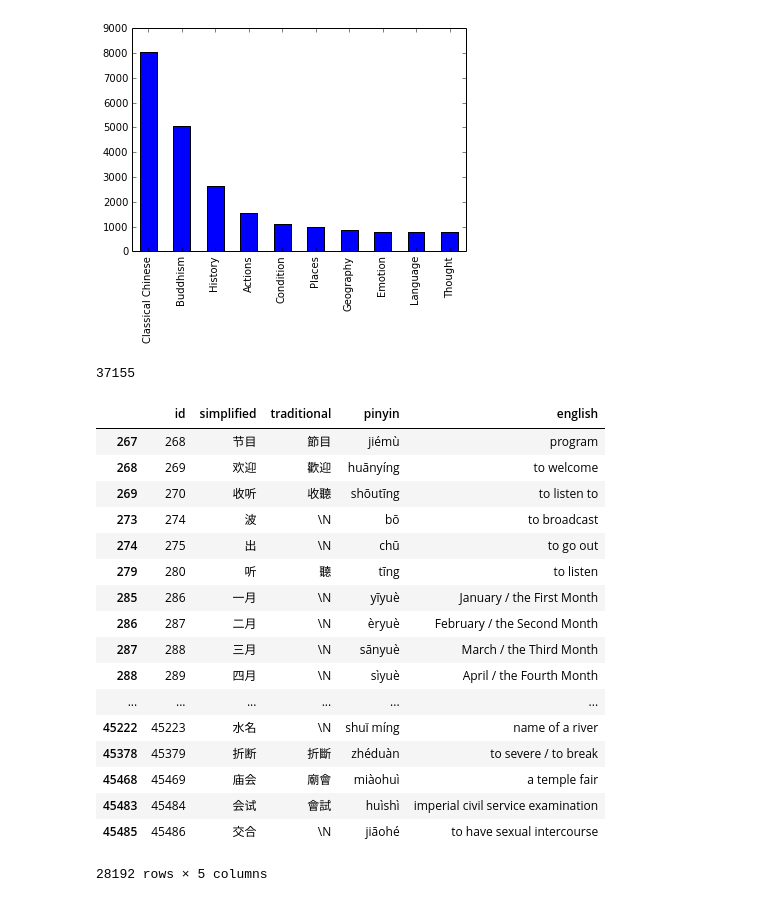
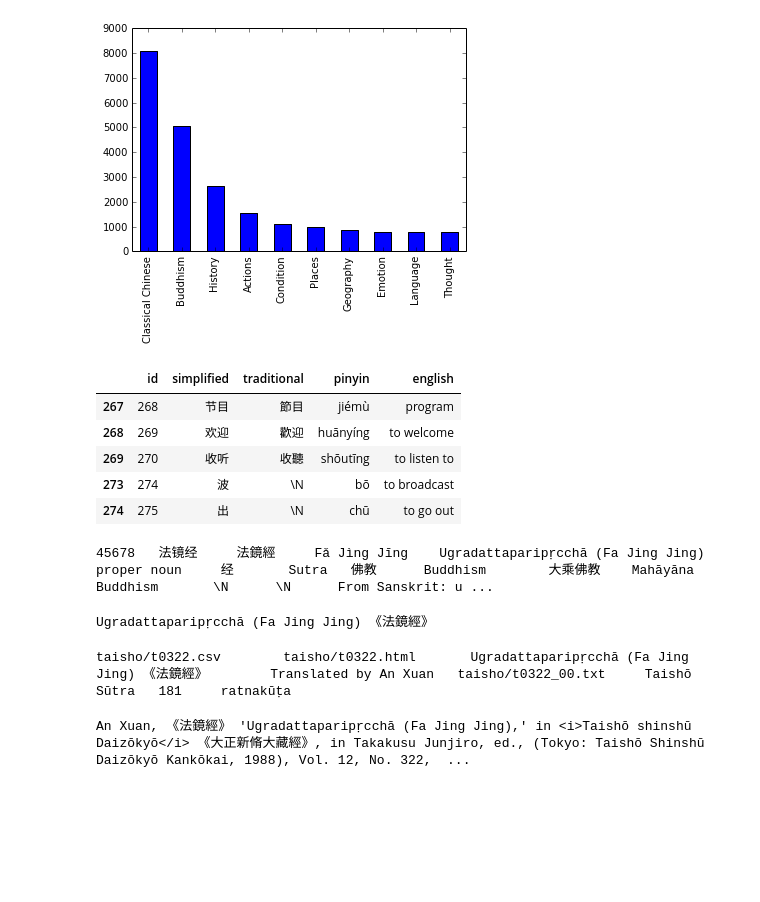
Before and after one commit to alexamies/chinesenotes.com, a Jupyter notebook: python/dictionary.ipynb, the cells around one changed output. Saved outputs shown, nothing was run; the diff lists cells and outputs as text; code cells hidden in the pictures; blank space fills up the shorter version.

```diff
--- a/python/dictionary.ipynb
+++ b/python/dictionary.ipynb
@@ -82,30 +87,57 @@ df['domain_en'].value_counts()[:10].plot(kind='bar')
 # %% [output]
 <matplotlib.axes.AxesSubplot at 0x...>
 [figure]
-# %%
-# Unique headwords
-len(df['headword'].unique())
-# %% [output]
-37155
 # %%
 # Words with no notes
-df.ix[df.notes == '\N', :5]
+df.ix[df.notes == '\N', :5].head()
 # %% [output]
 |  | id | simplified | traditional | pinyin | english |
 | 267 | 268 | 节目 | 節目 | jiémù | program |
 | 268 | 269 | 欢迎 | 歡迎 | huānyíng | to welcome |
 | 269 | 270 | 收听 | 收聽 | shōutīng | to listen to |
 | 273 | 274 | 波 | \N | bō | to broadcast |
 | 274 | 275 | 出 | \N | chū | to go out |
-| 279 | 280 | 听 | 聽 | tīng | to listen |
-| 285 | 286 | 一月 | \N | yīyuè | January / the First Month |
-| 286 | 287 | 二月 | \N | èryuè | February / the Second Month |
-| 287 | 288 | 三月 | \N | sānyuè | March / the Third Month |
-| 288 | 289 | 四月 | \N | sìyuè | April / the Fourth Month |
-| ... | ... | ... | ... | ... | ... |
-| 45222 | 45223 | 水名 | \N | shuǐ míng | name of a river |
-| 45378 | 45379 | 折断 | 折斷 | zhéduàn | to severe / to break |
-| 45468 | 45469 | 庙会 | 廟會 | miàohuì | a temple fair |
-| 45483 | 45484 | 会试 | 會試 | huìshì | imperial civil service examination |
-| 45485 | 45486 | 交合 | \N | jiāohé | to have sexual intercourse |
-28192 rows × 5 columns
+# %%
+# Add a Taisho title
+# As a word entry in the dictionary
+luid = 45678
+simplified = u"法镜经"
+traditional = u"法鏡經"
+pinyin = u"Fǎ Jìng Jīng"
+english = u"Ugradattaparipṛcchā (Fa Jing Jing)"
+grammar = "proper noun"
+concept = u"经\tSutra"
+domain = u"佛教\tBuddhism"
+subdomain = u"大乘佛教\tMahāyāna Buddhism"
+tid = 322
+kid = 32
+notes = u"From Sanskrit: ugradattaparipṛcchā; a text in the Chinese Buddhist canon (T %d; Lancaster 2004, K %d)" % (
+    tid, kid)
+print u"%d\t%s\t%s\t%s\t%s\t%s\t%s\t%s\t%s\t\\N\t\\N\t%s\t%d" % (
+    luid, simplified, traditional, pinyin, english, grammar, concept, domain, subdomain, notes, luid)
+# %% [output]
+45678   法镜经     法鏡經     Fǎ Jìng Jīng    Ugradattaparipṛcchā (Fa Jing Jing)      proper noun     经       Sutra   佛教      Buddhism        大乘佛教    Mahāyāna Buddhism       \N      \N      From Sanskrit: u ...
+# %%
+# Full title of the Taisho entry
+title = u"%s 《%s》" % (english, traditional)
+print title
+# %% [output]
+Ugradattaparipṛcchā (Fa Jing Jing) 《法鏡經》
+# %%
+# Collection entry
+translator = u"An Xuan"
+daterange = u"181"
+genre = u"ratnakūṭa"
+entry = u"taisho/t0%d.csv\ttaisho/t0%d.html\t%s\tTranslated by %s\ttaisho/t0%d_00.txt\tTaishō\tSūtra\t%s\t%s" % (
+    tid, tid, title, translator, tid, daterange, genre)
+print entry
+# %% [output]
+taisho/t0322.csv        taisho/t0322.html       Ugradattaparipṛcchā (Fa Jing Jing) 《法鏡經》        Translated by An Xuan   taisho/t0322_00.txt     Taishō  Sūtra   181     ratnakūṭa
+# %%
+# Primary source reference
+url = u"http://tripitaka.cbeta.org/T12n0322"
+reference = u"%s, 《%s》 '%s,' in <i>Taishō shinshū Daizōkyō</i> 《大正新脩大藏經》, in Takakusu Junjiro, ed., (Tokyo: Taishō Shinshū Daizōkyō Kankōkai, 1988), Vol. 12, No. %d, Accessed 2016-08-31, <a href='%s'>%s</a>." % (
+    translator, traditional, english, tid, url, url)
+print reference
+# %% [output]
+An Xuan, 《法鏡經》 'Ugradattaparipṛcchā (Fa Jing Jing),' in <i>Taishō shinshū Daizōkyō</i> 《大正新脩大藏經》, in Takakusu Junjiro, ed., (Tokyo: Taishō Shinshū Daizōkyō Kankōkai, 1988), Vol. 12, No. 322,  ...
```
Also changed, not shown: parts of 4 cells of this notebook, 3 other files.
